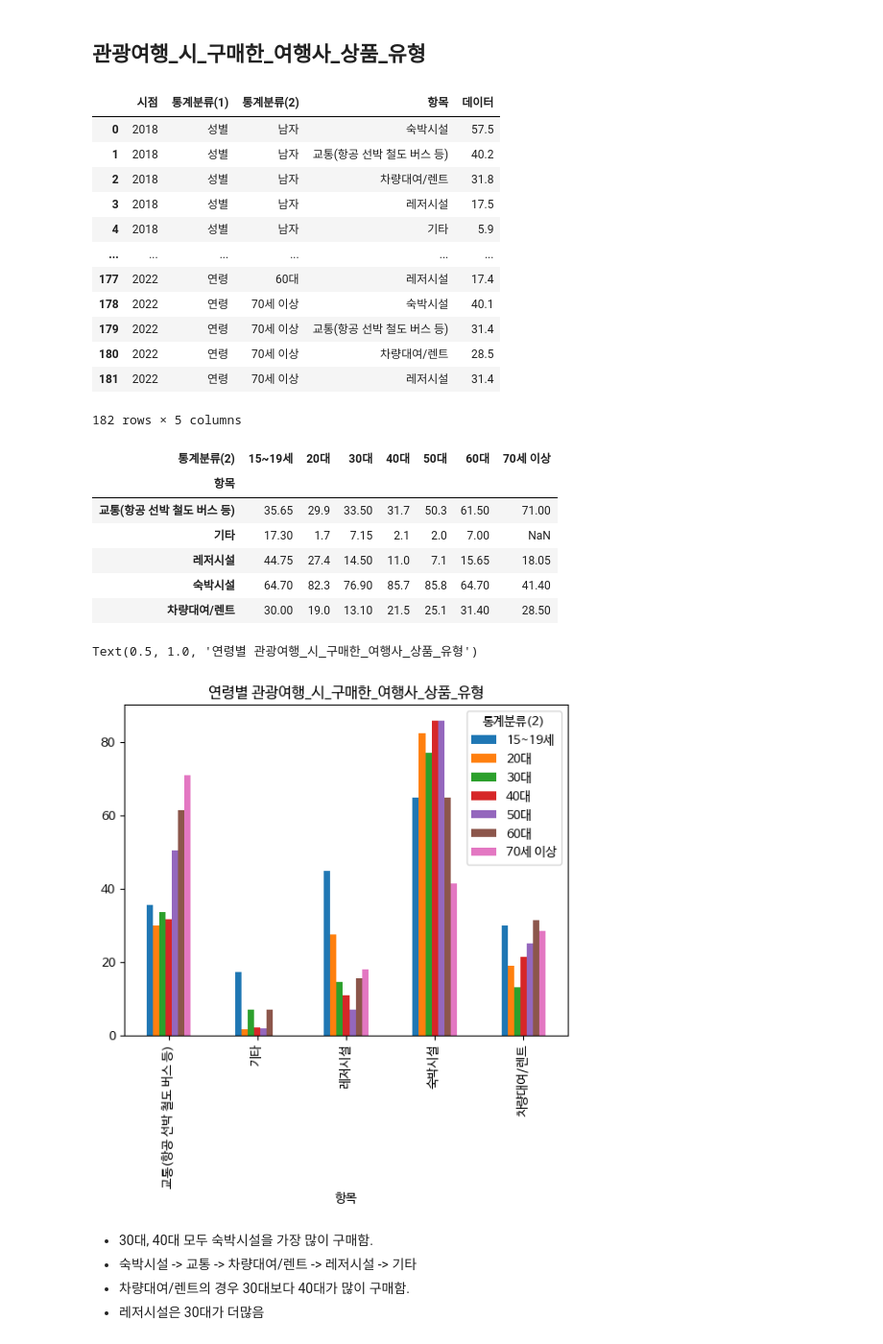
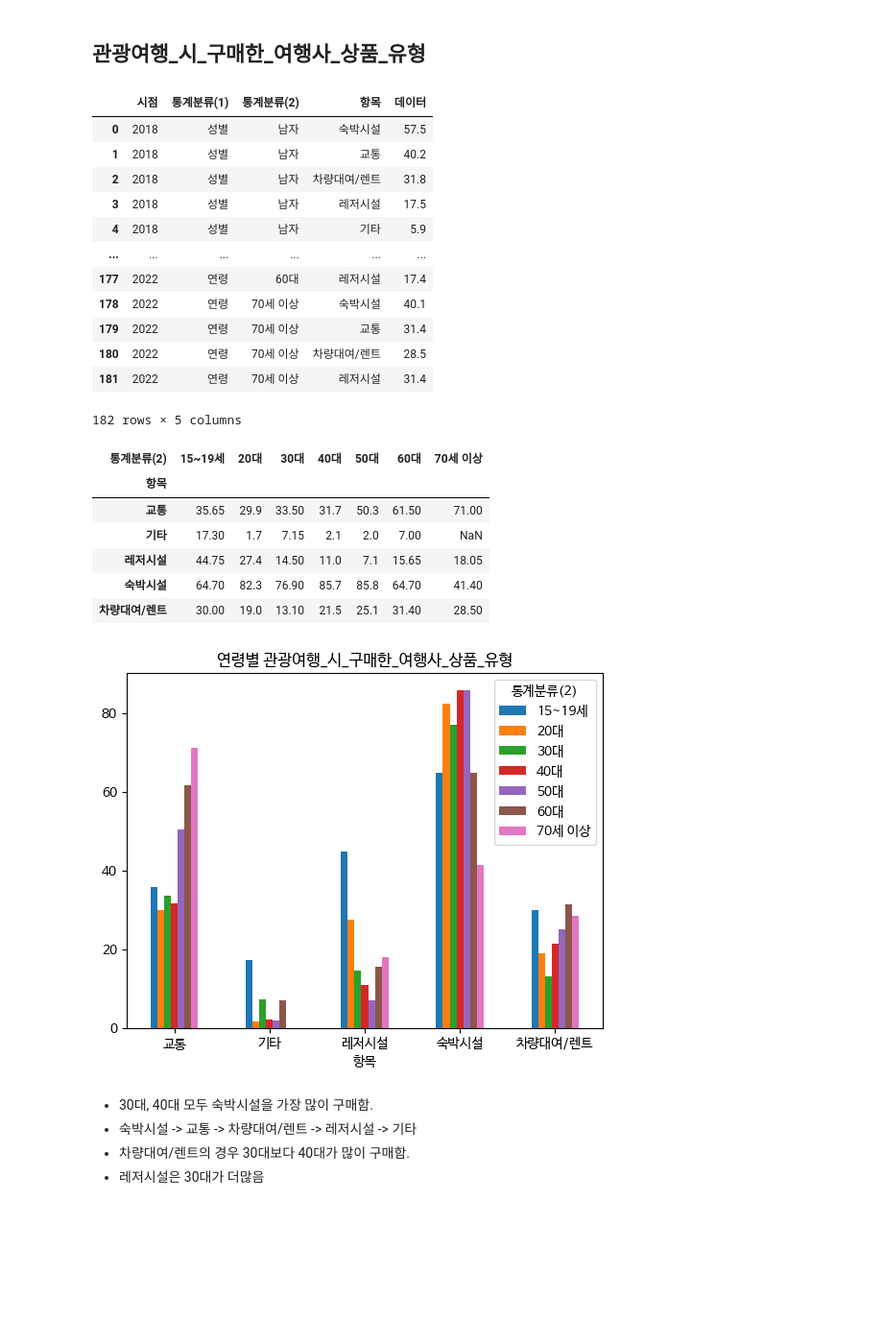
Before and after one commit to nohjuhyeon/AI_LKJ_hubs_fastapi, a Jupyter notebook: data_analysis/persona/yj_persona.ipynb, the cells around one changed output. Shown at 96% size. Saved outputs shown, nothing was run; the diff lists cells and outputs as text; code cells hidden in the pictures; blank space fills up the shorter version.

```diff
--- a/data_analysis/persona/yj_persona.ipynb
+++ b/data_analysis/persona/yj_persona.ipynb
@@ -31,8 +31,15 @@ import matplotlib as mpl
 
 mpl.rc('font', family='NanumBarunGothic') # 혹은 다른 설치한 Nanum 폰트 사용
 # %%
-df_item_cate = pd.read_csv("관광여행_시_구매한_여행사_상품_유형__중복응답.csv")
-df_reservation_cate = pd.read_csv("관광여행_사전예약_유형__중복응답.csv")
+df_item_cate = pd.read_csv("./csv/관광여행_시_구매한_여행사_상품_유형__중복응답.csv")
+df_reservation_cate = pd.read_csv("./csv/관광여행_사전예약_유형__중복응답.csv")
+# %%
+df_reservation_cate.loc[(df_reservation_cate.query("항목 == '체험 프로그램(농어촌 체험 생태체험 학습 등)'").index),'항목'] = '체험 프로그램'
+df_reservation_cate.loc[(df_reservation_cate.query("항목 == '관광명소(유적지 국립공원 등)'").index),'항목'] = '관광명소'
+df_reservation_cate.loc[(df_reservation_cate.query("항목 == '교통수단(항공 선박 철도 버스 등)'").index),'항목'] = '교통수단'
+df_reservation_cate.loc[(df_reservation_cate.query("항목 == '레저시설(놀이시설 스파 스키장 골프장 등)'").index),'항목'] = '레저시설'
+df_reservation_cate.loc[(df_reservation_cate.query("항목 == '숙박시설(호텔 콘도미니엄/ 리조트 펜션 유스호스텔 등)'").index),'항목'] = '숙박시설'
+df_item_cate.loc[(df_item_cate.query("항목 == '교통(항공 선박 철도 버스 등)'").index),'항목'] = '교통'
 # %% [markdown]
 ## 관광여행_시_구매한_여행사_상품_유형
 # %%
@@ -40,14 +47,14 @@ df_item_cate
 # %% [output]
 |  | 시점 | 통계분류(1) | 통계분류(2) | 항목 | 데이터 |
 | 0 | 2018 | 성별 | 남자 | 숙박시설 | 57.5 |
-| 1 | 2018 | 성별 | 남자 | 교통(항공 선박 철도 버스 등) | 40.2 |
+| 1 | 2018 | 성별 | 남자 | 교통 | 40.2 |
 | 2 | 2018 | 성별 | 남자 | 차량대여/렌트 | 31.8 |
 | 3 | 2018 | 성별 | 남자 | 레저시설 | 17.5 |
 | 4 | 2018 | 성별 | 남자 | 기타 | 5.9 |
 | ... | ... | ... | ... | ... | ... |
 | 177 | 2022 | 연령 | 60대 | 레저시설 | 17.4 |
 | 178 | 2022 | 연령 | 70세 이상 | 숙박시설 | 40.1 |
-| 179 | 2022 | 연령 | 70세 이상 | 교통(항공 선박 철도 버스 등) | 31.4 |
+| 179 | 2022 | 연령 | 70세 이상 | 교통 | 31.4 |
 | 180 | 2022 | 연령 | 70세 이상 | 차량대여/렌트 | 28.5 |
 | 181 | 2022 | 연령 | 70세 이상 | 레저시설 | 31.4 |
 182 rows × 5 columns
@@ -59,7 +66,7 @@ result
 # %% [output]
 | 통계분류(2) | 15~19세 | 20대 | 30대 | 40대 | 50대 | 60대 | 70세 이상 |
 | 항목 |  |  |  |  |  |  |  |
-| 교통(항공 선박 철도 버스 등) | 35.65 | 29.9 | 33.50 | 31.7 | 50.3 | 61.50 | 71.00 |
+| 교통 | 35.65 | 29.9 | 33.50 | 31.7 | 50.3 | 61.50 | 71.00 |
 | 기타 | 17.30 | 1.7 | 7.15 | 2.1 | 2.0 | 7.00 | NaN |
 | 레저시설 | 44.75 | 27.4 | 14.50 | 11.0 | 7.1 | 15.65 | 18.05 |
 | 숙박시설 | 64.70 | 82.3 | 76.90 | 85.7 | 85.8 | 64.70 | 41.40 |
@@ -67,9 +74,10 @@ result
 # %%
 result.plot(kind='bar')
 plt.title("연령별 관광여행_시_구매한_여행사_상품_유형")
+plt.xticks(rotation=0)
+plt.show()
 # %% [output]
-Text(0.5, 1.0, '연령별 관광여행_시_구매한_여행사_상품_유형')
-[figure, old version]
+[figure, new version]
 # %% [markdown]
 - 30대, 40대 모두 숙박시설을 가장 많이 구매함.
 - 숙박시설 -> 교통 -> 차량대여/렌트 -> 레저시설 -> 기타
```
Also changed, not shown: parts of 13 cells of this notebook, 14 other files.
